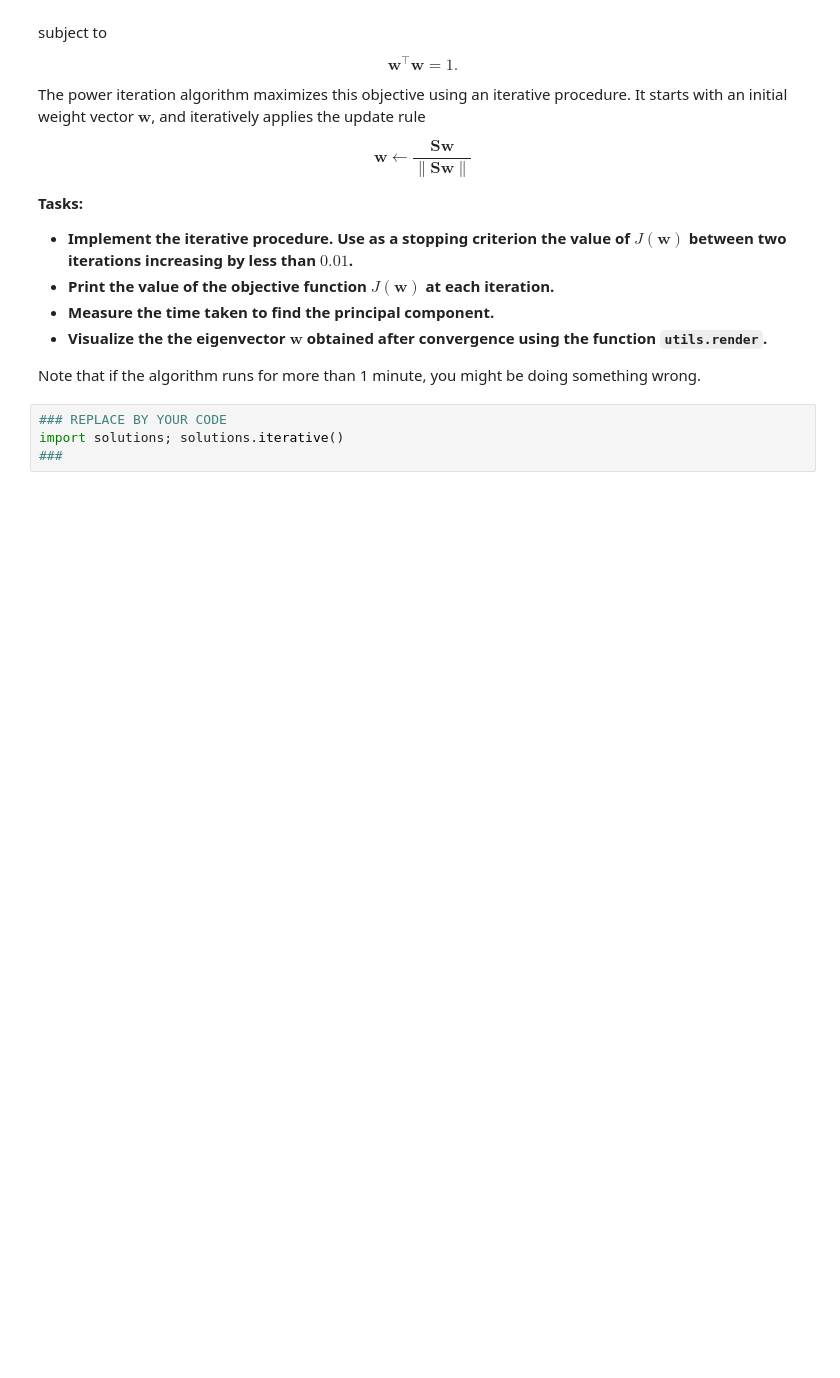
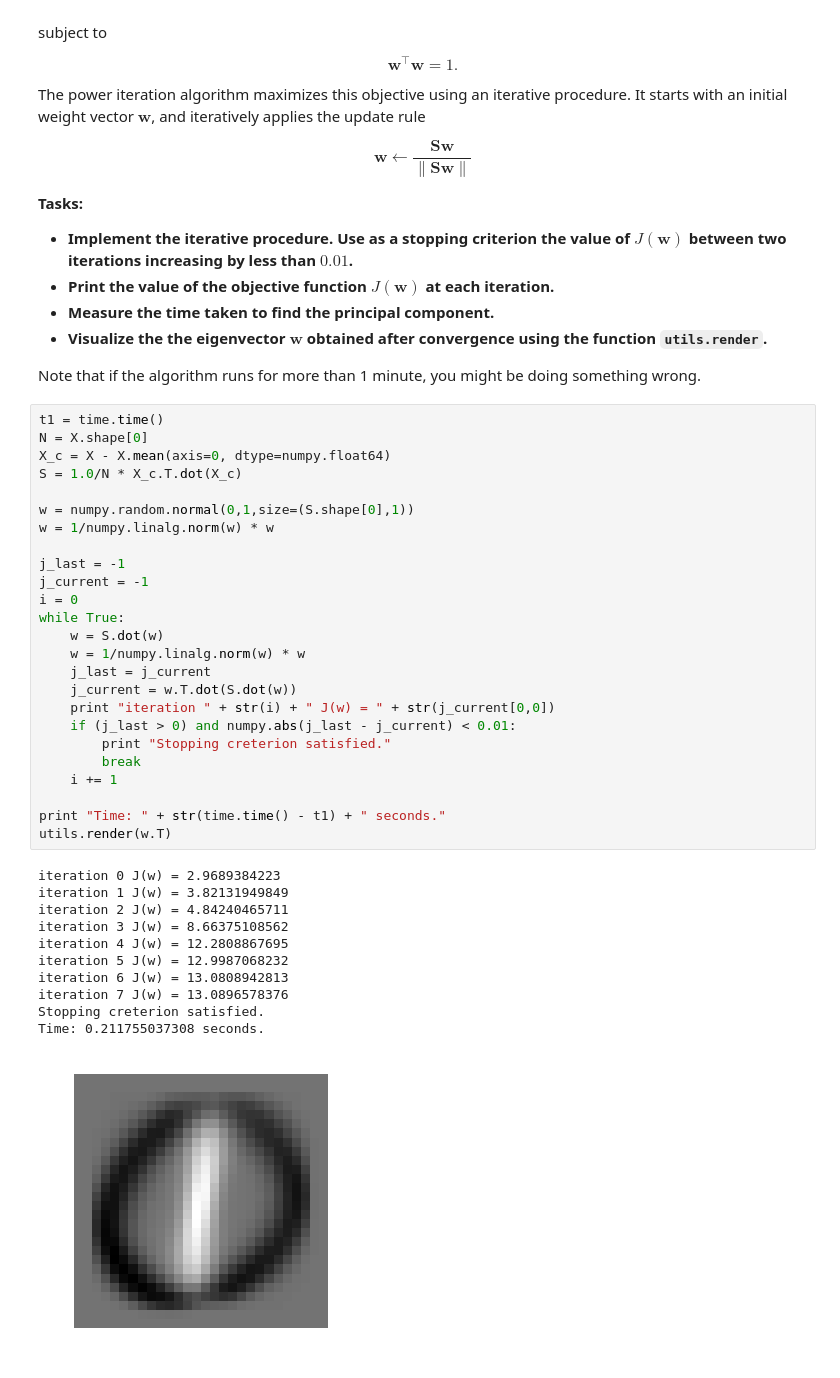
Before and after one commit to tbuz/MachineLearning-TUB, a Jupyter notebook: Week_4/Programming/sheet04.ipynb, the cells around one changed output. Saved outputs shown, nothing was run; the diff lists cells and outputs as text; blank space fills up the shorter version.

```diff
--- a/Week_4/Programming/sheet04.ipynb
+++ b/Week_4/Programming/sheet04.ipynb
@@ -119,7 +123,40 @@ $$
 * **Visualize the the eigenvector $\boldsymbol{w}$ obtained after convergence using the function `utils.render`.**
 
 Note that if the algorithm runs for more than 1 minute, you might be doing something wrong.
-# %%
-### REPLACE BY YOUR CODE
-import solutions; solutions.iterative()
-###
+# %%
+t1 = time.time()
+N = X.shape[0]
+X_c = X - X.mean(axis=0, dtype=numpy.float64)
+S = 1.0/N * X_c.T.dot(X_c)
+
+w = numpy.random.normal(0,1,size=(S.shape[0],1))
+w = 1/numpy.linalg.norm(w) * w
+
+j_last = -1
+j_current = -1
+i = 0
+while True:
+    w = S.dot(w)
+    w = 1/numpy.linalg.norm(w) * w
+    j_last = j_current
+    j_current = w.T.dot(S.dot(w))
+    print "iteration " + str(i) + " J(w) = " + str(j_current[0,0])
+    if (j_last > 0) and numpy.abs(j_last - j_current) < 0.01:
+        print "Stopping creterion satisfied."
+        break
+    i += 1
+
+print "Time: " + str(time.time() - t1) + " seconds."
+utils.render(w.T)
+# %% [output]
+iteration 0 J(w) = 2.9689384223
+iteration 1 J(w) = 3.82131949849
+iteration 2 J(w) = 4.84240465711
+iteration 3 J(w) = 8.66375108562
+iteration 4 J(w) = 12.2808867695
+iteration 5 J(w) = 12.9987068232
+iteration 6 J(w) = 13.0808942813
+iteration 7 J(w) = 13.0896578376
+Stopping creterion satisfied.
+Time: 0.211755037308 seconds.
+[figure, added]
```
Also changed, not shown: parts of 2 cells of this notebook.
